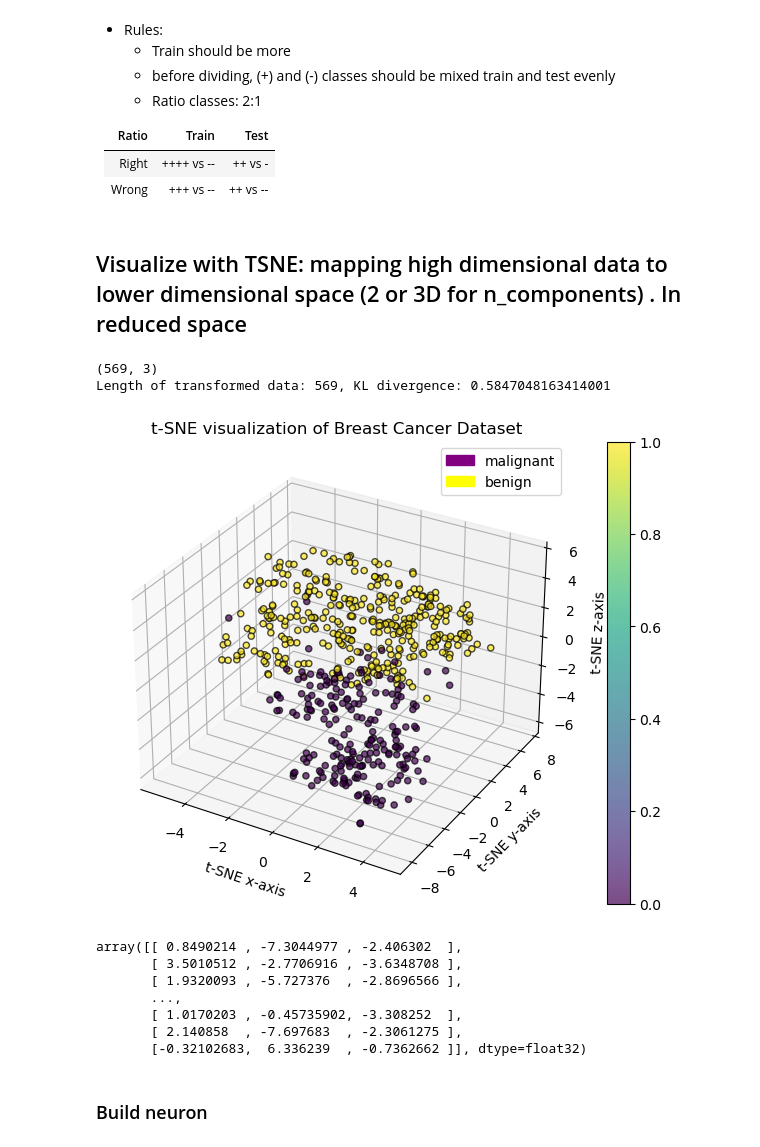
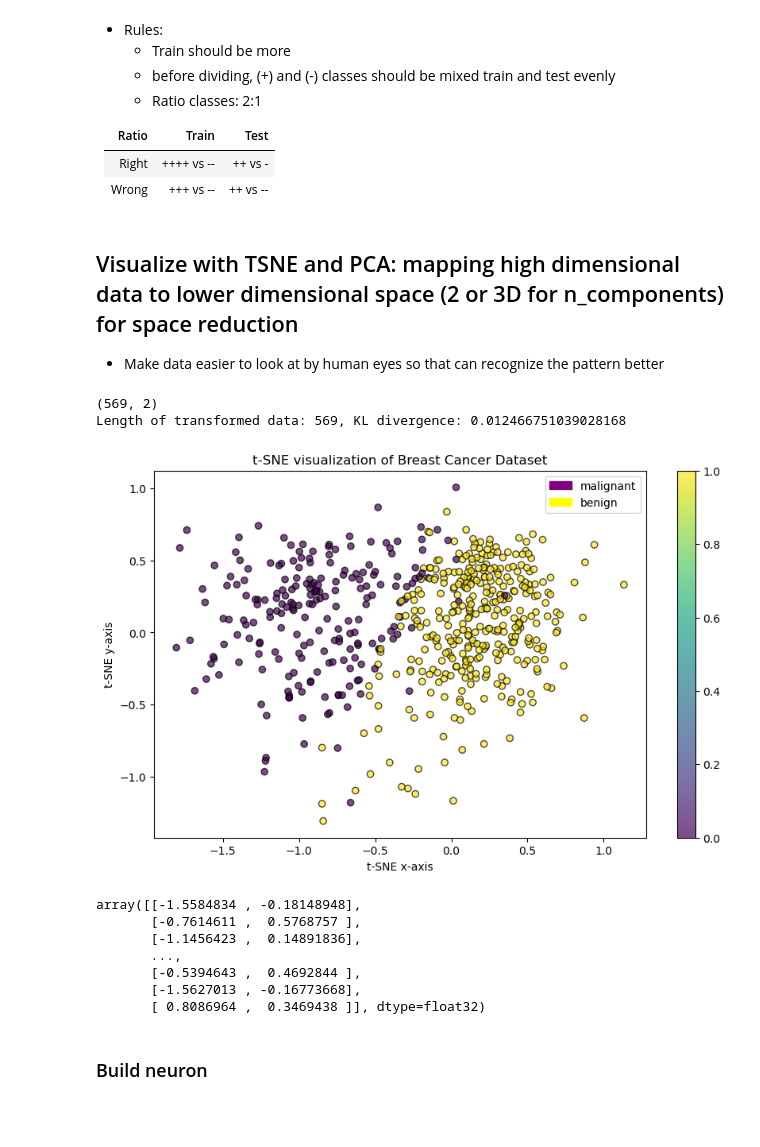
Before and after one commit to justramle/Breast-Cancer-Classification-Using-MLP-and-Logistic-Regression-with-Dimensional-Reduction, a Jupyter notebook: neuroNets_classification.ipynb, the cells around one changed output. Drawn from its saved outputs; the diff is of its cells as text; code cells hidden in the pictures; blank space fills up the shorter version.

```diff
--- a/neuroNets_classification.ipynb
+++ b/neuroNets_classification.ipynb
@@ -109,73 +90,81 @@ x_train, x_test, y_train, y_test = train_test_split(x, y, stratify=y, test_size=
 # %% [markdown]
-## Visualize with TSNE: mapping high dimensional data to lower dimensional space (2 or 3D for n_components) . In reduced space
+## Visualize with TSNE and PCA: mapping high dimensional data to lower dimensional space (2 or 3D for n_components) for space reduction
+
+- Make data easier to look at by human eyes so that can recognize the pattern better
 # %%
 from sklearn.manifold import TSNE
 from sklearn.preprocessing import StandardScaler
-from mpl_toolkits.mplot3d import Axes3D
+from sklearn.decomposition import PCA
 import matplotlib.patches as mpatches
-from sklearn.decomposition import PCA
+# from mpl_toolkits.mplot3d import Axes3D
 
-
-def visualize_tsne_3d(X,y):
-    # standarlize features values
+def visualize_tsne_2d(X,y):
+    # standarlize features values in particular range: mean of 0 and a standard deviation of 1
     scale = StandardScaler()
     x_scale = scale.fit_transform(X)
 
-    # apply T-SNE to reduce dimension to 3D for visualization
+    # apply T-SNE to reduce dimension to 2D for visualization
     # perplexity is related to the number of nearest neighbors
-    tsne = TSNE(n_components=3, learning_rate='auto', init='random', perplexity=50,
+    tsne = TSNE(n_components=2, learning_rate='auto', init='random', perplexity=500,
             random_state=42)
-
-    # pca = PCA(n_components=3, svd_solver='arpack')
 
     # tranformation from high dimenstion to lower 2D
     x_tsne = tsne.fit_transform(x_scale)
     print(x_tsne.shape)
-    # kl divergence to measure how well t-sne
+    # kl divergence to measure how well t-sne: the smaller number the better performance
     print(f"Length of transformed data: {len(x_tsne)}, KL divergence: {tsne.kl_divergence_}")
 
-    # Plot
-    fig = plt.figure(figsize=(10,6))
-    new_axes = fig.add_subplot(111, projection='3d')
-
-    data_in_new_d = new_axes.scatter(x_tsne[:,0], x_tsne[:,1], x_tsne[:,2], c=y, cmap='viridis', edgecolor='k', alpha=0.7)
-    plt.colorbar(data_in_new_d)
+    # Plot tsne
+    plt.figure(figsize=(10,6))
+    plt.scatter(x_tsne[:,0], x_tsne[:,1], c=y, cmap='viridis', edgecolor='k', alpha=0.7)
+    plt.colorbar()
     plt.title('t-SNE visualization of Breast Cancer Dataset')
-    new_axes.set_xlabel('t-SNE x-axis')
-    new_axes.set_ylabel('t-SNE y-axis')
-    new_axes.set_zlabel('t-SNE z-axis')
+    plt.xlabel('t-SNE x-axis')
+    plt.ylabel('t-SNE y-axis')
 
 
+    pca = PCA(n_components=2, svd_solver='arpack')
+    x_pca = pca.fit_transform(x_scale)
+    # print(f"Length of transformed data: {len(x_pca)}, KL divergence: {pca.kl_divergence_}")
+
+    # Plot PCA
+    plt.figure(figsize=(10,6))
+    plt.scatter(x_pca[:,0], x_pca[:,1], c=y, cmap='viridis', edgecolor='k', alpha=0.7)
+    plt.colorbar()
+    plt.title('PCA visualization of Breast Cancer Dataset')
+    plt.xlabel('pca x-axis')
+    plt.ylabel('pca y-axis')
+
+
+    # Adding legend
     classes = cancer.target_names  # ['Benign', 'Malignant']
     colors = ['purple', 'yellow']
     color_tag = []
 
     for color, name in zip(colors, classes):
         patch = mpatches.Patch(color=color, label=name)
         color_tag.append(patch)
 
     plt.legend(handles=color_tag, loc='best')
-    plt.savefig('tsne.png',bbox_inches ="tight")
+    # plt.savefig('tsne.png',bbox_inches ="tight")
     plt.show()
 
 
+    # return to numpy shape of tsne and pca
+    return x_tsne, x_pca
 
-    # return to numpy array shape of tsne
-    return x_tsne
-
-
-visualize_tsne_3d(x,y)
+visualize_tsne_2d(x,y)
 # %% [output]
-(569, 3)
-Length of transformed data: 569, KL divergence: 0.5847048163414001
+(569, 2)
+Length of transformed data: 569, KL divergence: 0.012466751039028168
-[figure, old version]
+[figure, new version]
-array([[ 0.8490214 , -7.3044977 , -2.406302  ],
-       [ 3.5010512 , -2.7706916 , -3.6348708 ],
-       [ 1.9320093 , -5.727376  , -2.8696566 ],
+array([[-1.5584834 , -0.18148948],
+       [-0.7614611 ,  0.5768757 ],
+       [-1.1456423 ,  0.14891836],
        ...,
-       [ 1.0170203 , -0.45735902, -3.308252  ],
-       [ 2.140858  , -7.697683  , -2.3061275 ],
-       [-0.32102683,  6.336239  , -0.7362662 ]], dtype=float32)
+       [-0.5394643 ,  0.4692844 ],
+       [-1.5627013 , -0.16773668],
+       [ 0.8086964 ,  0.3469438 ]], dtype=float32)
 # %% [markdown]
 ### Build neuron
 # %%
```
Also changed, not shown: parts of 2 cells of this notebook, 1 other file.
